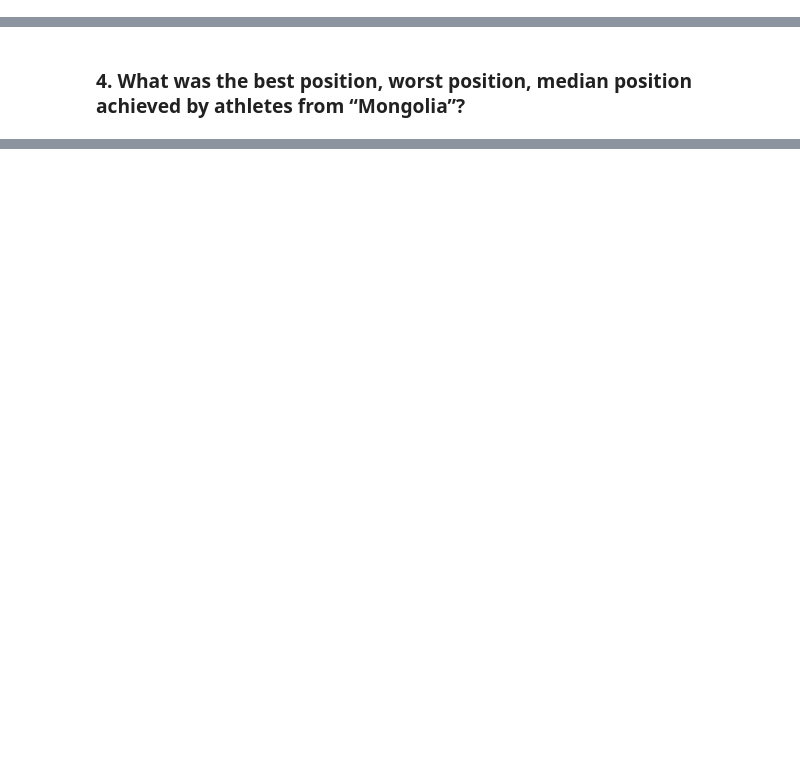
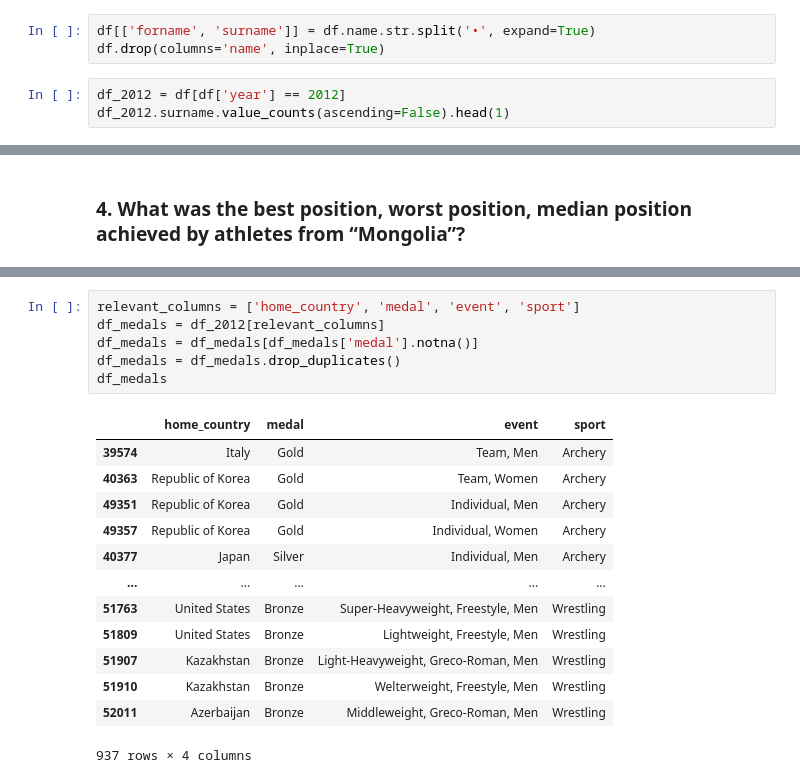
Before and after one commit to Timson1235/clouddocker, a Jupyter notebook: Programming/Semesterproject/main.ipynb, the cells around one changed output, grey strips where cells are left out. Saved outputs shown, nothing was run; the diff lists cells and outputs as text; blank space fills up the shorter version.

```diff
--- a/Programming/Semesterproject/main.ipynb
+++ b/Programming/Semesterproject/main.ipynb
@@ -196,3 +195,9 @@ df.head(3)
 # Exercise 2
 # %% [markdown]
 ### 1. Which lastname is the most common among the athletes of the 2012 olympic games, and how often does this name occur?
+# %%
+df[['forname', 'surname']] = df.name.str.split('•', expand=True)
+df.drop(columns='name', inplace=True)
+# %%
+df_2012 = df[df['year'] == 2012]
+df_2012.surname.value_counts(ascending=False).head(1)
@@ -204,0 +367,20 @@ df.head(3)
+# %%
+relevant_columns = ['home_country', 'medal', 'event', 'sport']
+df_medals = df_2012[relevant_columns]
+df_medals = df_medals[df_medals['medal'].notna()]
+df_medals = df_medals.drop_duplicates()
+df_medals
+# %% [output]
+|  | home_country | medal | event | sport |
+| 39574 | Italy | Gold | Team, Men | Archery |
+| 40363 | Republic of Korea | Gold | Team, Women | Archery |
+| 49351 | Republic of Korea | Gold | Individual, Men | Archery |
+| 49357 | Republic of Korea | Gold | Individual, Women | Archery |
+| 40377 | Japan | Silver | Individual, Men | Archery |
+| ... | ... | ... | ... | ... |
+| 51763 | United States | Bronze | Super-Heavyweight, Freestyle, Men | Wrestling |
+| 51809 | United States | Bronze | Lightweight, Freestyle, Men | Wrestling |
+| 51907 | Kazakhstan | Bronze | Light-Heavyweight, Greco-Roman, Men | Wrestling |
+| 51910 | Kazakhstan | Bronze | Welterweight, Freestyle, Men | Wrestling |
+| 52011 | Azerbaijan | Bronze | Middleweight, Greco-Roman, Men | Wrestling |
+937 rows × 4 columns
```
Also changed, not shown: parts of 25 cells of this notebook.
